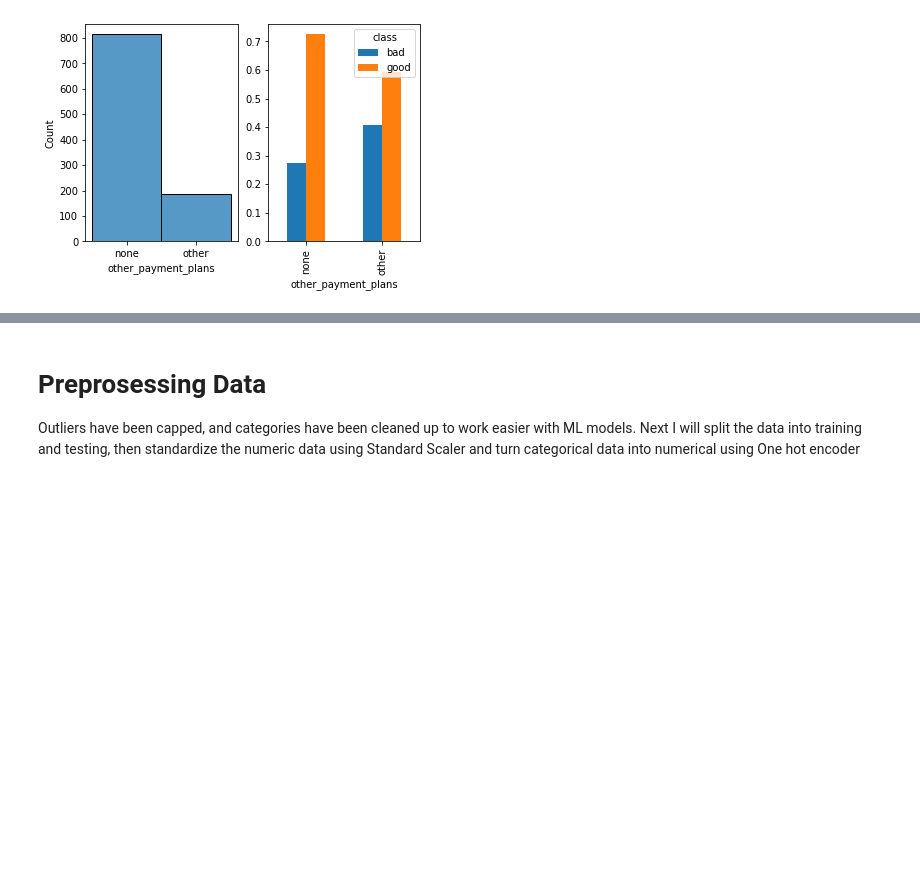
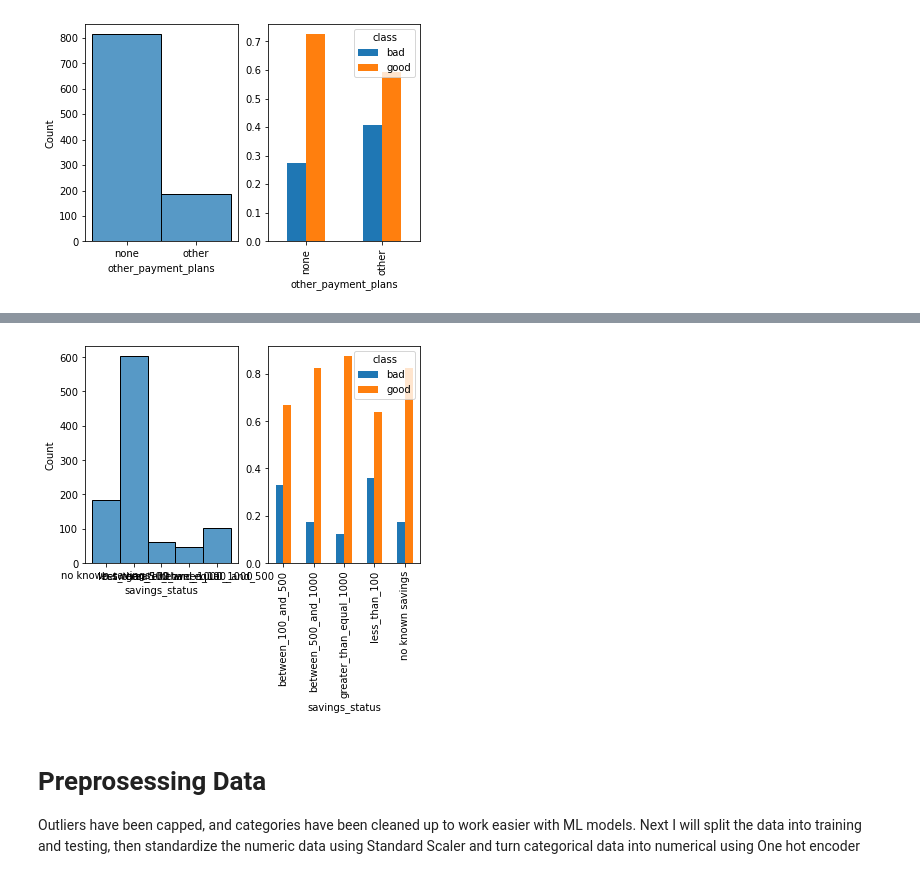
Before and after one commit to vjohnson22/credit_card_risk, a Jupyter notebook: credit_risk_analysis.ipynb, the cells around one changed output, grey strips where cells are left out. Cells and saved outputs as stored; diff of their text form; code cells hidden in the pictures; blank space fills up the shorter version.

```diff
--- a/credit_risk_analysis.ipynb
+++ b/credit_risk_analysis.ipynb
@@ -488,3 +507,7 @@ comparison_hist_and_bar_chart(X_categories_combined, 'checking_status')
+# %%
+comparison_hist_and_bar_chart(X_categories_combined, 'savings_status')
+# %% [output]
+[figure, added]
 # %% [markdown]
 # Preprosessing Data
 
```
Also changed, not shown: parts of 14 cells of this notebook.
